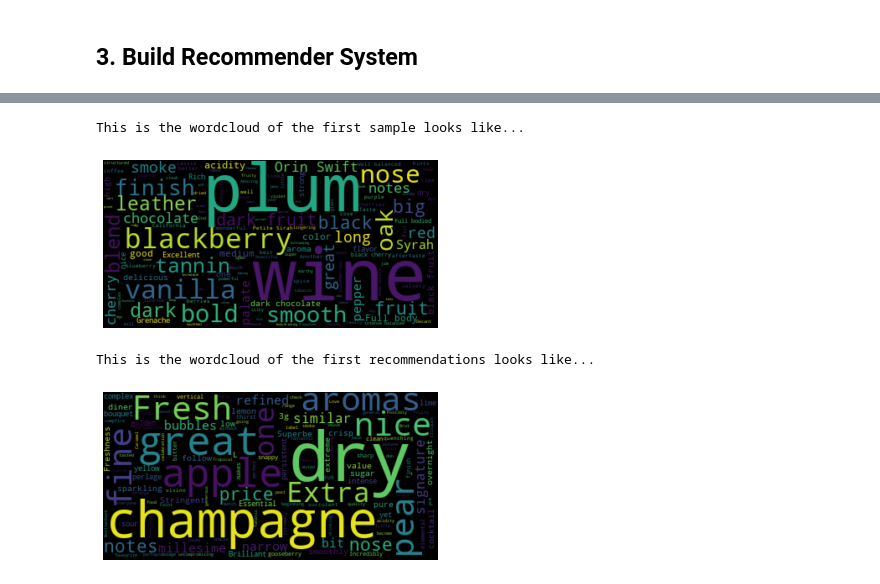
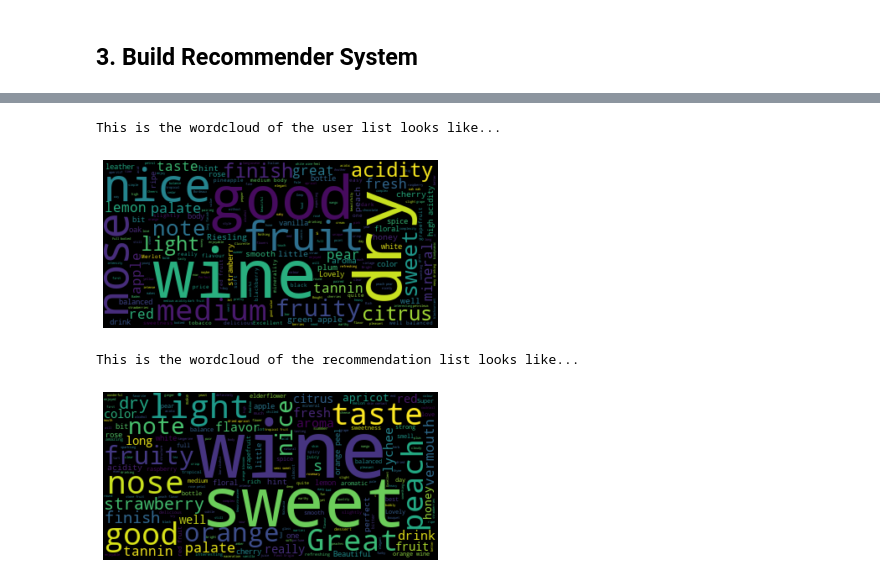
Before and after one commit to sheisnt4046/MADS-Milestone-2, a Jupyter notebook: unsupervised_learning.ipynb, the cells around one changed output, grey strips where cells are left out. Cells and saved outputs as stored; diff of their text form; code cells hidden in the pictures.

Commit message:
+ wordcloud for user list recommendation

```diff
--- a/unsupervised_learning.ipynb
+++ b/unsupervised_learning.ipynb
@@ -499,12 +497,12 @@ Top wines like with similar reviews according to the user list:
 # %%
-user_sample_1_review = user_sample.iloc[0].Review
-print('This is the wordcloud of the first sample looks like...')
+user_sample_1_review = ' '.join(user_sample.Review.tolist())
+print('This is the wordcloud of the user list looks like...')
 make_wordcloud(user_sample_1_review)
-recomendation_1_review = recomendation_list.iloc[0].Review
-print('This is the wordcloud of the first recommendations looks like...')
+recomendation_1_review = ' '.join(recomendation_list.Review.tolist())
+print('This is the wordcloud of the recommendation list looks like...')
 make_wordcloud(recomendation_1_review)
 # %% [output]
-This is the wordcloud of the first sample looks like...
+This is the wordcloud of the user list looks like...
-[figure, old version]
+[figure, new version]
-This is the wordcloud of the first recommendations looks like...
+This is the wordcloud of the recommendation list looks like...
-[figure, old version]
+[figure, new version]
```
Also changed, not shown: parts of 6 cells of this notebook, 3 other files.
